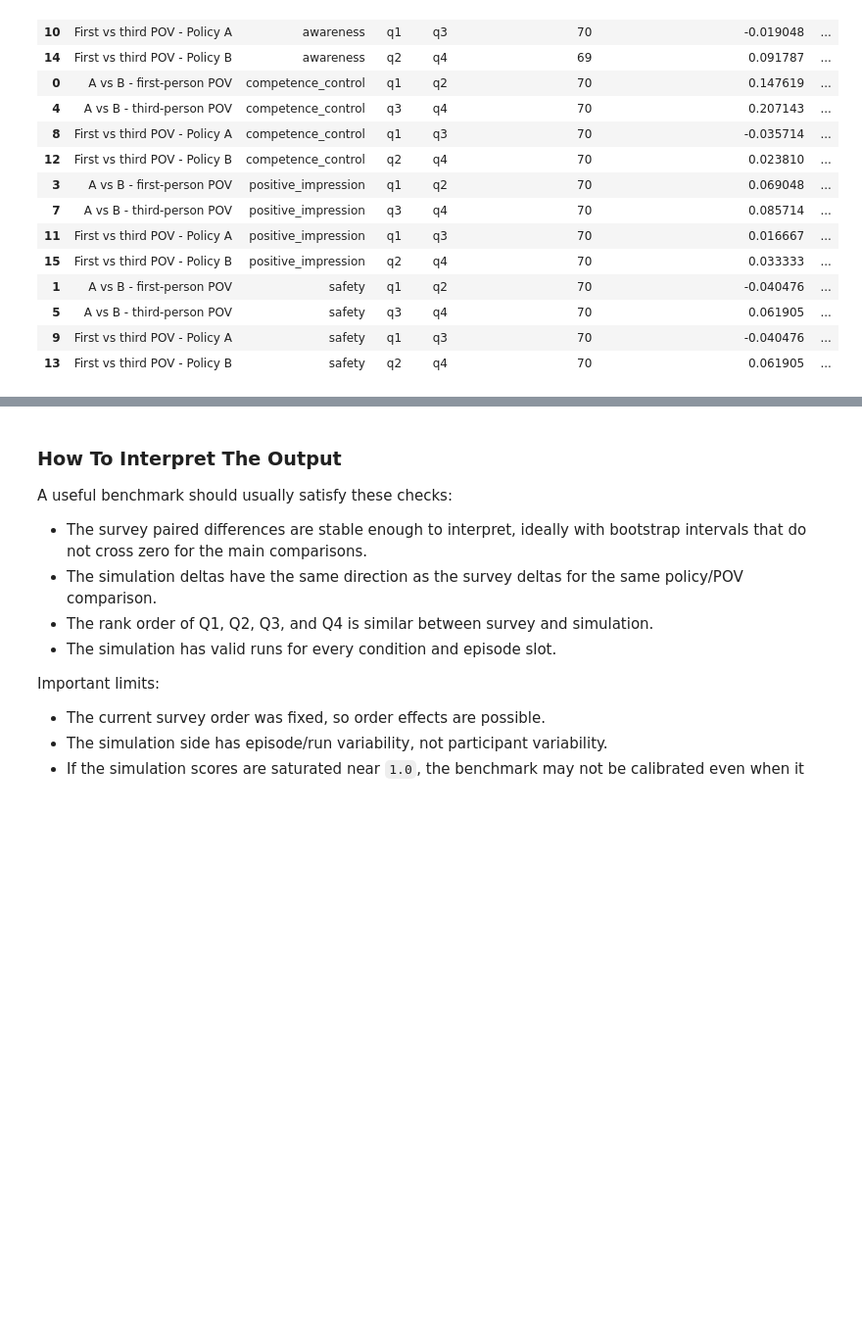
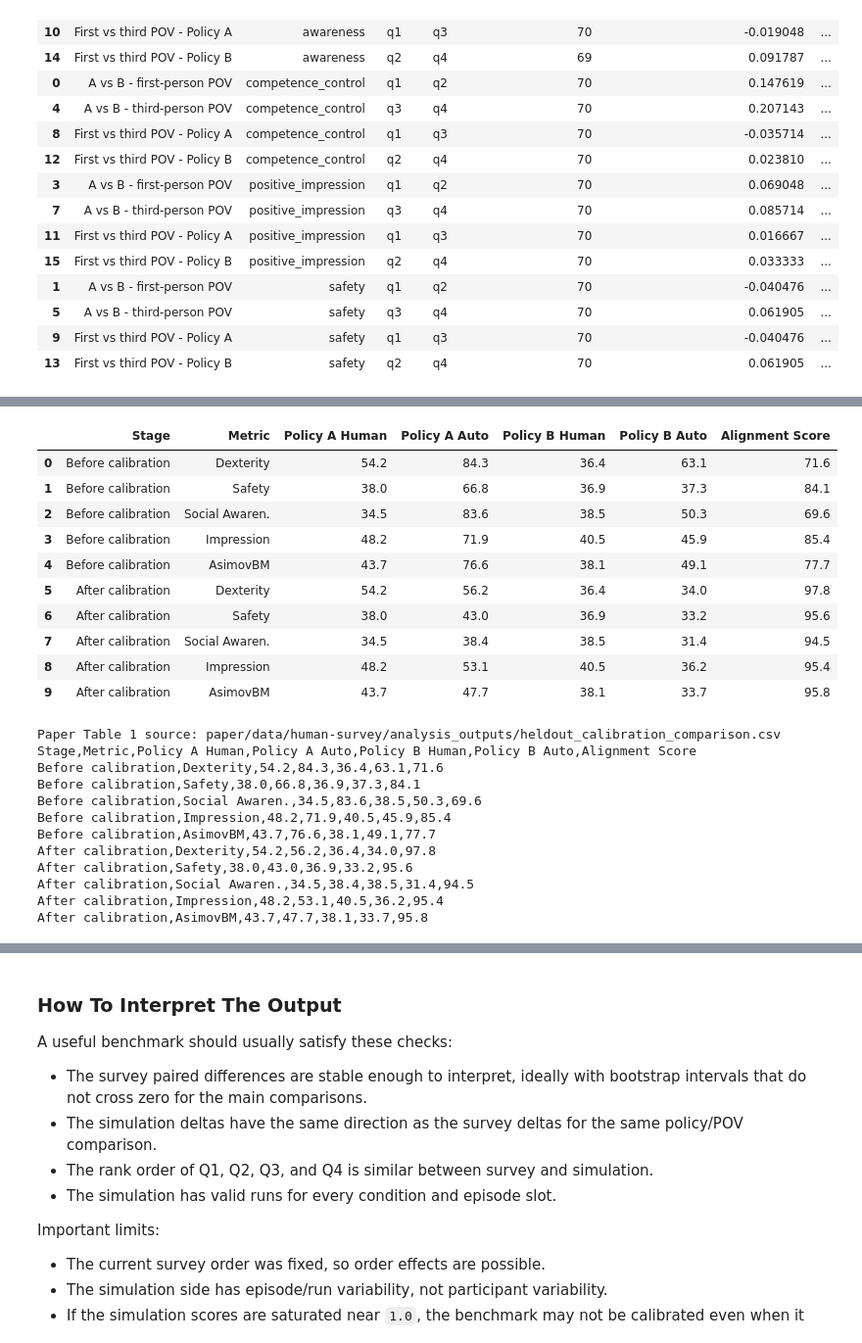
Before and after one commit to NicoDelle/asimovbm, a Jupyter notebook: paper/notebooks/paper_results.ipynb, the cells around one changed output, grey strips where cells are left out. Shown at 98% size. Drawn from its saved outputs; the diff is of its cells as text; code cells hidden in the pictures; blank space fills up the shorter version.

```diff
--- a/paper/notebooks/paper_results.ipynb
+++ b/paper/notebooks/paper_results.ipynb
@@ -39,13 +39,13 @@ import pandas as pd
 pd.set_option("display.max_columns", 140)
 pd.set_option("display.width", 180)
 
-# The notebook may run from the repository root or from paper/notebooks.
-project_root = Path.cwd()
-if project_root.name == "notebooks":
-    project_root = project_root.parent.parent
+NOTEBOOK_DIR = Path.cwd() if Path.cwd().name == "notebooks" else Path("paper") / "notebooks"
+PAPER_DIR = NOTEBOOK_DIR.parent
+DATA_DIR = PAPER_DIR / "data" / "human-survey"
+ANALYSIS_DIR = DATA_DIR / "analysis_outputs"
 
-SURVEY_CSV = project_root / "paper" / "data" / "human-survey" / "raw-responses2.csv"
-SIMULATION_ROOT = project_root / "artifacts" / "local-validation"
+SURVEY_CSV = DATA_DIR / "raw-responses2.csv"
+SIMULATION_ROOT = PAPER_DIR.parent / "artifacts" / "local-validation"
 
 RANDOM_SEED = 20260514
 # %%
@@ -1162,0 +1426,44 @@ display(
+# %%
+# Table 1 data for the paper.
+# Source: paper/data/human-survey/analysis_outputs/heldout_calibration_comparison.csv
+PAPER_TABLE_1_PATH = ANALYSIS_DIR / "heldout_calibration_comparison.csv"
+
+paper_table_1 = pd.read_csv(PAPER_TABLE_1_PATH)
+paper_table_1_score_columns = [
+    "Policy A Human",
+    "Policy A Auto",
+    "Policy B Human",
+    "Policy B Auto",
+    "Alignment Score",
+]
+paper_table_1[paper_table_1_score_columns] = paper_table_1[
+    paper_table_1_score_columns
+].apply(pd.to_numeric).round(1)
+
+display(paper_table_1)
+print(f"Paper Table 1 source: {PAPER_TABLE_1_PATH}")
+print(paper_table_1.to_csv(index=False))
+# %% [output]
+|  | Stage | Metric | Policy A Human | Policy A Auto | Policy B Human | Policy B Auto | Alignment Score |
+| 0 | Before calibration | Dexterity | 54.2 | 84.3 | 36.4 | 63.1 | 71.6 |
+| 1 | Before calibration | Safety | 38.0 | 66.8 | 36.9 | 37.3 | 84.1 |
+| 2 | Before calibration | Social Awaren. | 34.5 | 83.6 | 38.5 | 50.3 | 69.6 |
+| 3 | Before calibration | Impression | 48.2 | 71.9 | 40.5 | 45.9 | 85.4 |
+| 4 | Before calibration | AsimovBM | 43.7 | 76.6 | 38.1 | 49.1 | 77.7 |
+| 5 | After calibration | Dexterity | 54.2 | 56.2 | 36.4 | 34.0 | 97.8 |
+| 6 | After calibration | Safety | 38.0 | 43.0 | 36.9 | 33.2 | 95.6 |
+| 7 | After calibration | Social Awaren. | 34.5 | 38.4 | 38.5 | 31.4 | 94.5 |
+| 8 | After calibration | Impression | 48.2 | 53.1 | 40.5 | 36.2 | 95.4 |
+| 9 | After calibration | AsimovBM | 43.7 | 47.7 | 38.1 | 33.7 | 95.8 |
+Paper Table 1 source: paper/data/human-survey/analysis_outputs/heldout_calibration_comparison.csv
+Stage,Metric,Policy A Human,Policy A Auto,Policy B Human,Policy B Auto,Alignment Score
+Before calibration,Dexterity,54.2,84.3,36.4,63.1,71.6
+Before calibration,Safety,38.0,66.8,36.9,37.3,84.1
+Before calibration,Social Awaren.,34.5,83.6,38.5,50.3,69.6
+Before calibration,Impression,48.2,71.9,40.5,45.9,85.4
+Before calibration,AsimovBM,43.7,76.6,38.1,49.1,77.7
+After calibration,Dexterity,54.2,56.2,36.4,34.0,97.8
+After calibration,Safety,38.0,43.0,36.9,33.2,95.6
+After calibration,Social Awaren.,34.5,38.4,38.5,31.4,94.5
+After calibration,Impression,48.2,53.1,40.5,36.2,95.4
+After calibration,AsimovBM,43.7,47.7,38.1,33.7,95.8
```
Also changed, not shown: parts of 13 cells of this notebook, 48 other files.
